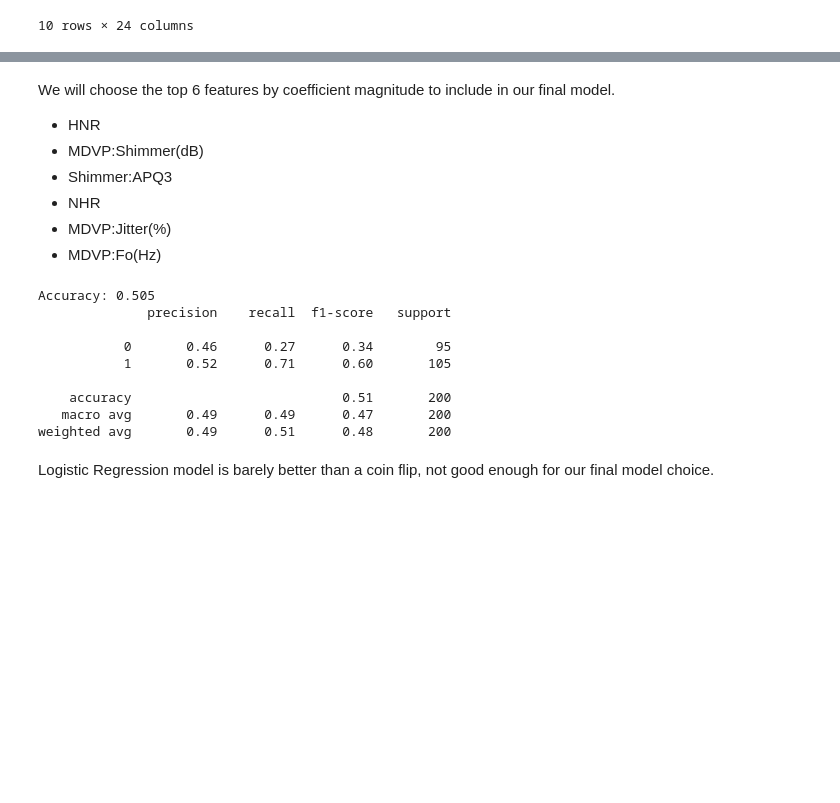
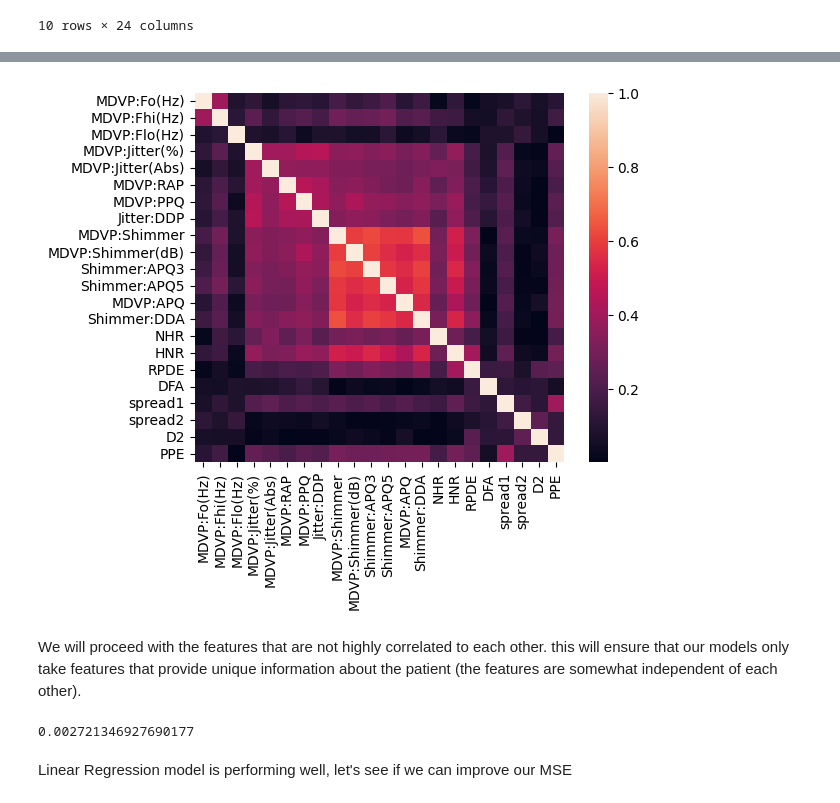
Before and after one commit to pgupta125/ParkinsonsEarlyDiagnosis, a Jupyter notebook: EDA.ipynb, the cells around one changed output, grey strips where cells are left out. Cells and saved outputs as stored; diff of their text form; code cells hidden in the pictures; blank space fills up the shorter version.

```diff
--- a/EDA.ipynb
+++ b/EDA.ipynb
@@ -143,8 +113,17 @@ coef_df
+# %%
+corr_matrix = corr_matrix.abs()
+to_drop = []
+cols = corr_matrix.columns
+for i in range(len(cols)):
+  for j in range(i+1, len(cols)):
+    if corr_matrix[cols[i]][cols[j]]> 0.9: # any features that have correlation 0.9 or above with any other feature
+      to_drop.append(cols[i])
+      break
+corr_matrix.drop(columns=to_drop, inplace=True)
+corr_matrix.drop(index=to_drop, inplace=True)
+sns.heatmap(corr_matrix, vmax= 1, square=True)
+X = X[corr_matrix.columns] # only keep lower correlation features
+# %% [output]
+[figure, added]
 # %% [markdown]
-We will choose the top 6 features by coefficient magnitude to include in our final model.
-* HNR
-* MDVP:Shimmer(dB)
-* Shimmer:APQ3
-* NHR
-* MDVP:Jitter(%)
-* MDVP:Fo(Hz)
+We will proceed with the features that are not highly correlated to each other. this will ensure that our models only take features that provide unique information about the patient (the features are somewhat independent of each other).
@@ -156,26 +130,18 @@ X = X[features]
 # %%
 # data splits
+scaler = MinMaxScaler()
 X_train, X_test, y_train, y_test = train_test_split(X, y, test_size=0.2, random_state=42)
 X_train = scaler.fit_transform(X_train)
 X_test = scaler.transform(X_test)
 
 #fit and predicct
-model = LogisticRegression()
+model = LinearRegression()
 model.fit(X_train, y_train)
 y_pred = model.predict(X_test)
 
 # accuracy
-print("Accuracy:", accuracy_score(y_test, y_pred))
-print(classification_report(y_test, y_pred))
+print(mean_squared_error(y_test, y_pred))
 # %% [output]
-Accuracy: 0.505
-              precision    recall  f1-score   support
-
-           0       0.46      0.27      0.34        95
-           1       0.52      0.71      0.60       105
-
-    accuracy                           0.51       200
-   macro avg       0.49      0.49      0.47       200
-weighted avg       0.49      0.51      0.48       200
+0.002721346927690177
 # %% [markdown]
-Logistic Regression model is barely better than a coin flip, not good enough for our final model choice.
+Linear Regression model is performing well, let's see if we can improve our MSE
```
Also changed, not shown: parts of 18 cells of this notebook.
